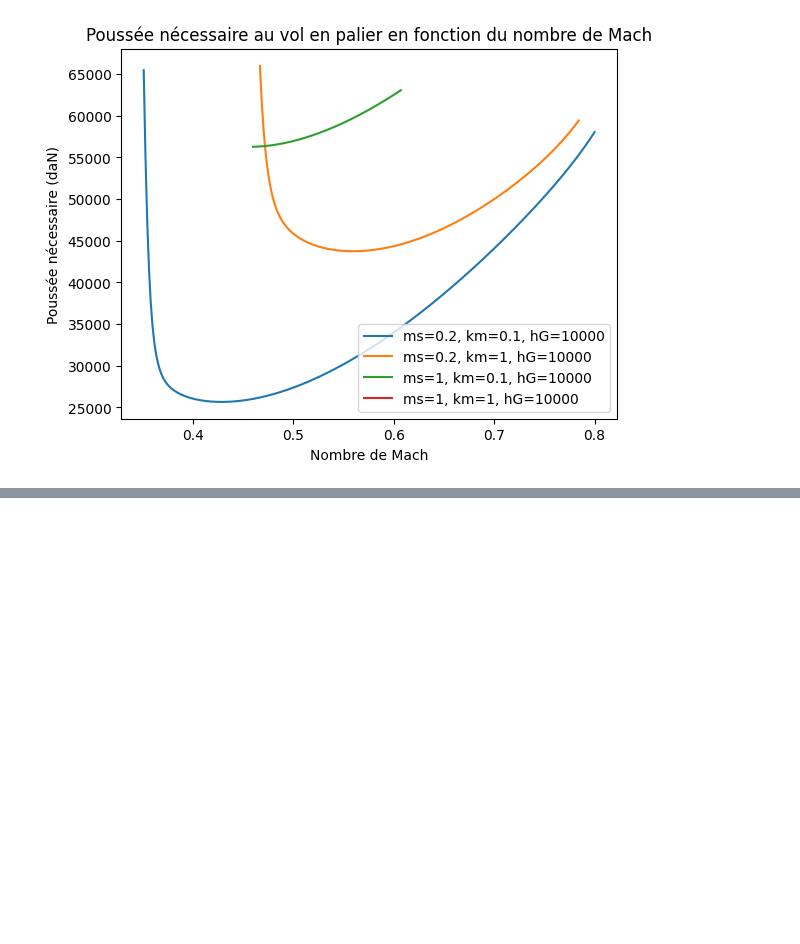
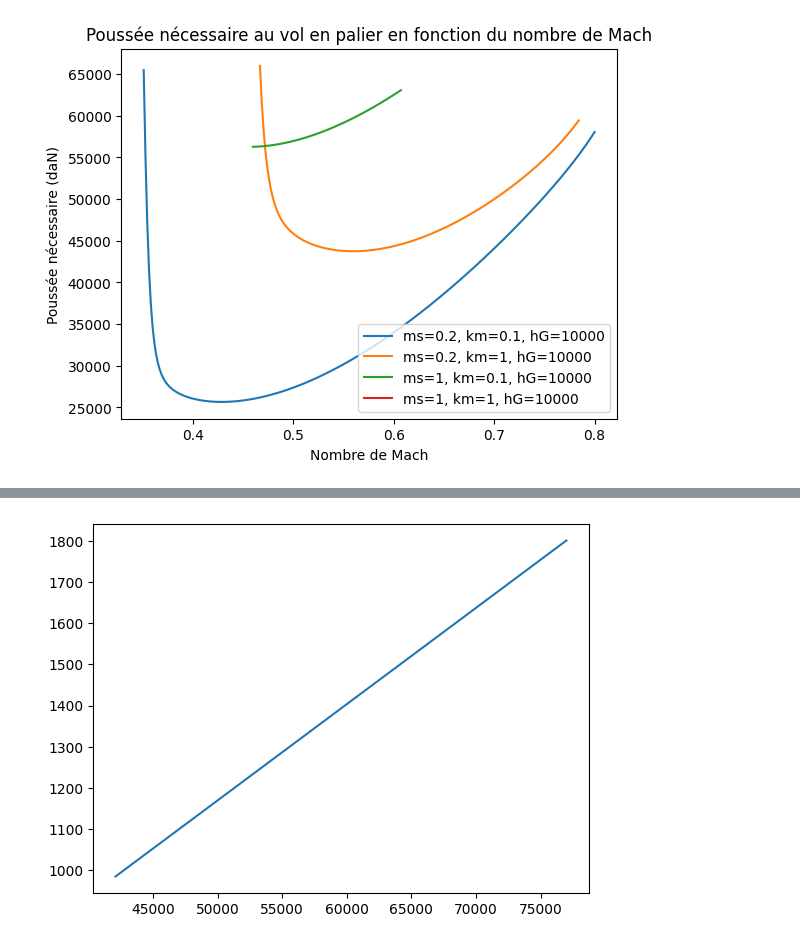
Before and after one commit to Math07170/BEAVION, a Jupyter notebook: rendu.ipynb, the cells around one changed output, grey strips where cells are left out. Cells and saved outputs as stored; diff of their text form; code cells hidden in the pictures; blank space fills up the shorter version.

```diff
--- a/rendu.ipynb
+++ b/rendu.ipynb
@@ -301,0 +374,12 @@ plt.show()
+# %%
+fn = []
+masses = np.linspace(aircraft.oem, aircraft.mtom, 100)
+for mass in masses:
+    aircraft.set_mass(mass)
+    fn.append(mass * 9.81 / coup[2])
+
+plt.figure()
+plt.plot(masses, fn)
+plt.show()
+# %% [output]
+[figure, added]
```
Also changed, not shown: parts of 7 cells of this notebook, 2 other files.
